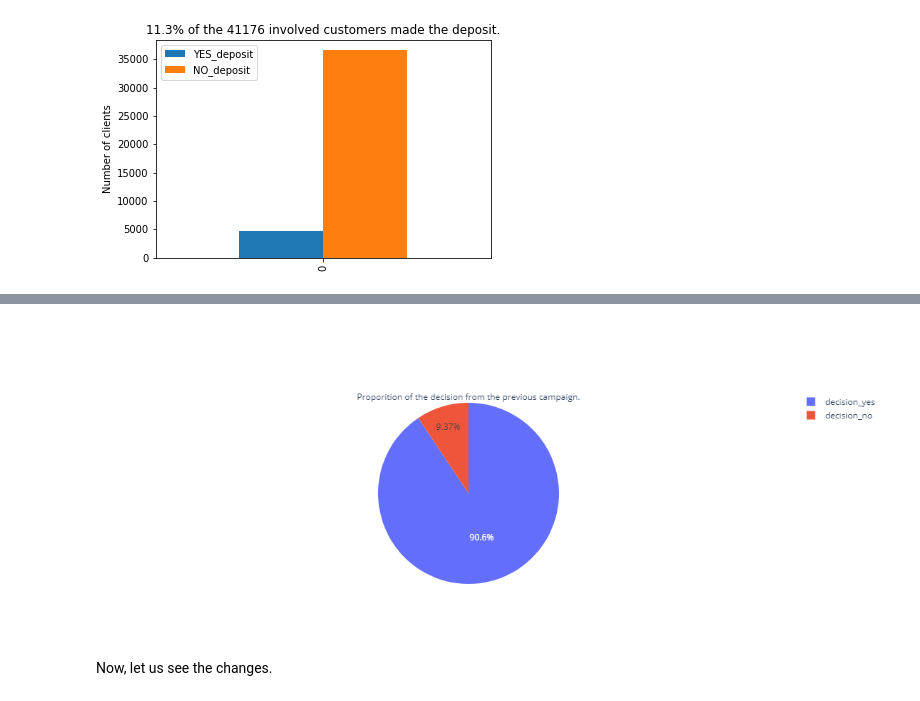
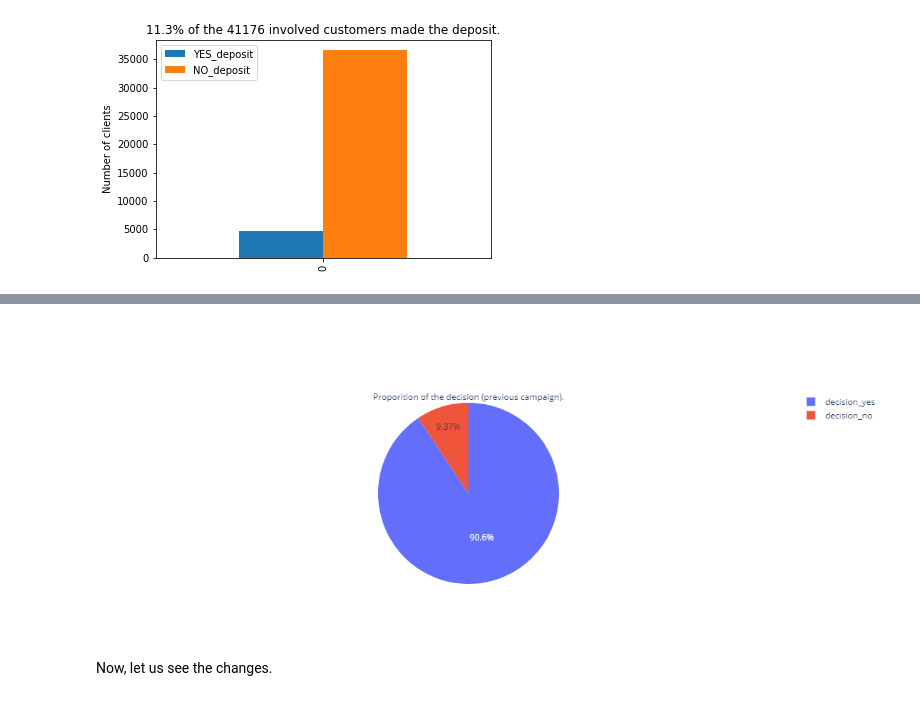
Before and after one commit to o-sapov/data_science_course-mlgraz, a Jupyter notebook: notebooks/eda.ipynb, the cells around one changed output, grey strips where cells are left out. Saved outputs shown, nothing was run; the diff lists cells and outputs as text; code cells hidden in the pictures.

```diff
--- a/notebooks/eda.ipynb
+++ b/notebooks/eda.ipynb
@@ -158,14 +141,14 @@ First let us see how was the proportion of the decision from the previous campai
 # %%
-prev_yes = contacted_prev_campaign[(contacted_prev_campaign.poutcome == 'success')]
-prev_no = contacted_prev_campaign[(contacted_prev_campaign.poutcome == 'failure')]
+prev_yes = contacted_prev_campaign[contacted_prev_campaign.poutcome == 'success']
+prev_no = contacted_prev_campaign[contacted_prev_campaign.poutcome == 'failure']
 # %%
 labels = ['decision_yes', 'decision_no']
-values = [prev_yes.y.count(), prev_no.y.count()]
+values = [prev_yes.shape[0], prev_no.shape[0]]
 
-fig = go.Figure(data=[go.Pie(labels=labels, values=values, title="Proporition of the decision from the previous campaign.") ])
+fig = go.Figure(data=[go.Pie(labels=labels, values=values, title="Proporition of the decision (previous campaign).") ])
 fig.show()
 # %% [output]
-[figure, old version]
+[figure, new version]
 # %% [markdown]
 Now, let us see the changes.
 # %%
```
Also changed, not shown: parts of 47 cells of this notebook, 2 other files.
